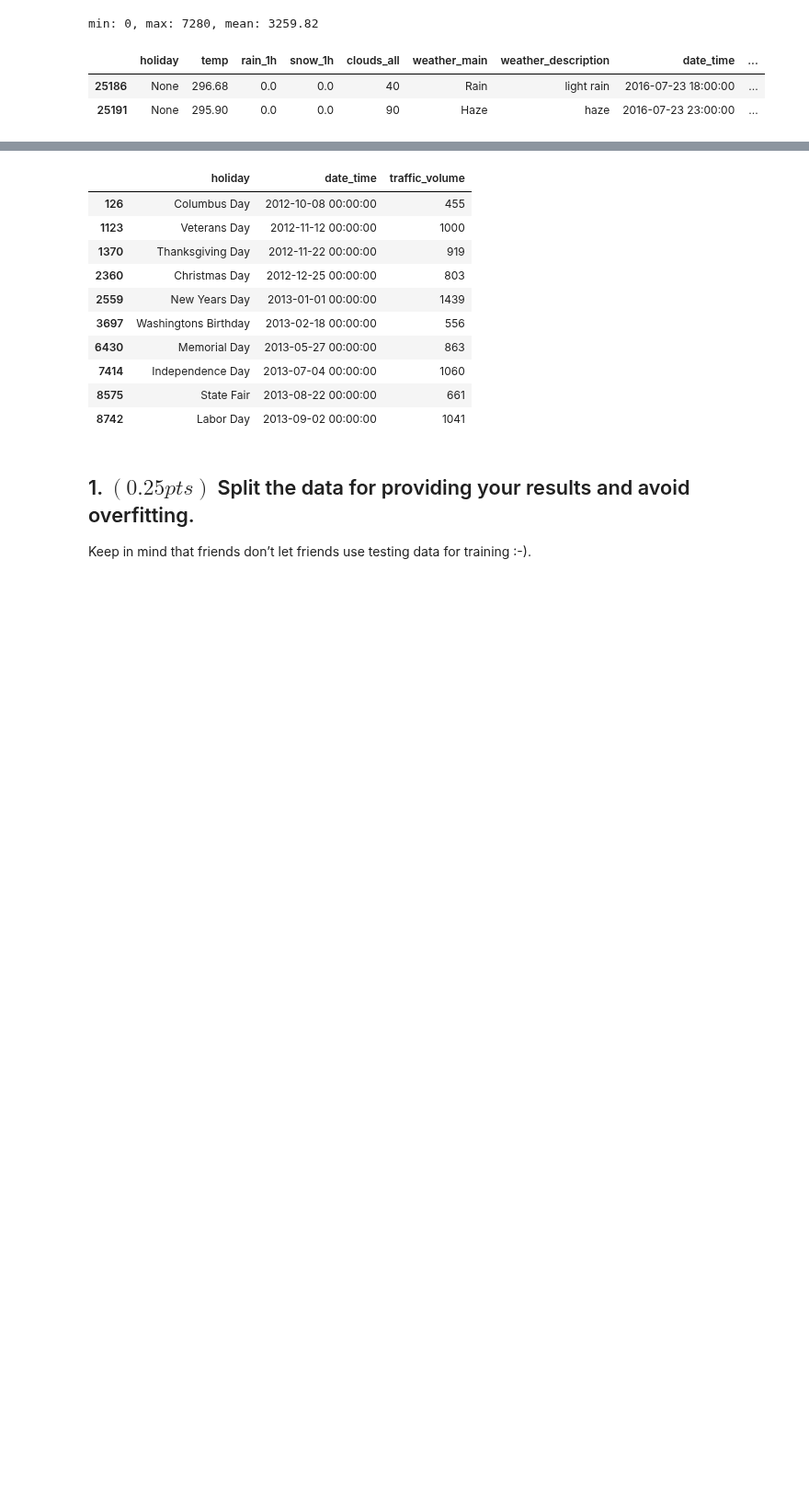
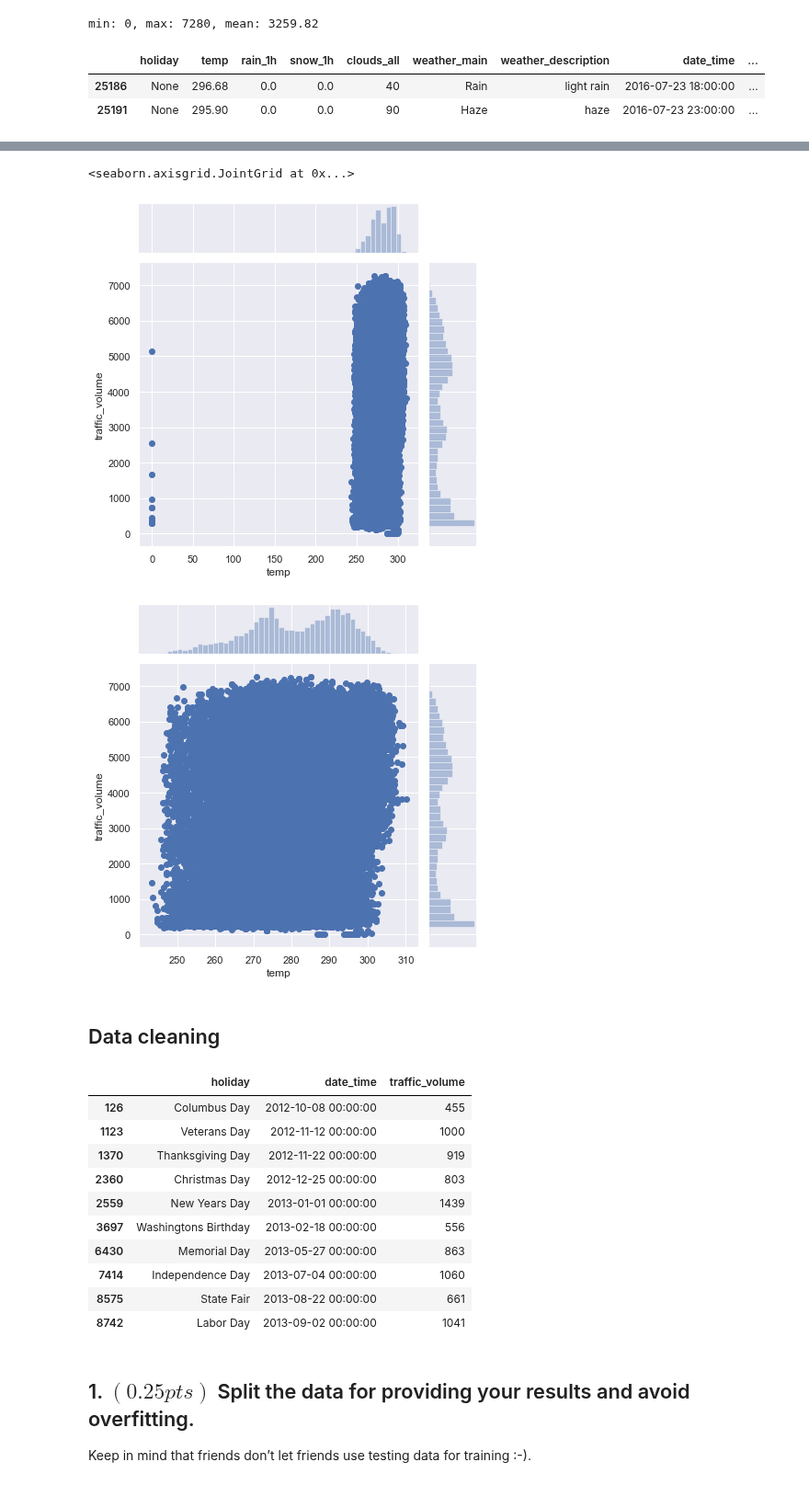
Before and after one commit to laurelkeys/machine-learning, a Jupyter notebook: assignment-1/Assignment1.ipynb, the cells around one changed output, grey strips where cells are left out. Shown at 92% size. Saved outputs shown, nothing was run; the diff lists cells and outputs as text; code cells hidden in the pictures; blank space fills up the shorter version.

```diff
--- a/assignment-1/Assignment1.ipynb
+++ b/assignment-1/Assignment1.ipynb
@@ -5,6 +8,9 @@ import matplotlib.pyplot as plt
 
 # obs.: Notebook shortcuts: https://www.dataquest.io/blog/jupyter-notebook-tips-tricks-shortcuts/
 #       pandas' Cheat Sheet: https://github.com/pandas-dev/pandas/blob/master/doc/cheatsheet/Pandas_Cheat_Sheet.pdf
+# %%
+%matplotlib inline
+sns.set() # switch plotted figures aesthetics (look) from matplotlib to seaborn defaults
 # %%
 dataset_csv_path = "Metro_Interstate_Traffic_Volume.csv" # 8 attributes of 48,204 examples
 
@@ -133,3 +169,13 @@ dataset_csv[dataset_csv.columns[~dataset_csv.columns.isin(["weather_description"
+# %%
+# NOTE: some entries have an invalid temp value of 0 Kelvin
+sns.jointplot(x="temp", y="traffic_volume", data=dataset_csv)
+sns.jointplot(x="temp", y="traffic_volume", data=dataset_csv[dataset_csv.temp > 0.0])
+# %% [output]
+<seaborn.axisgrid.JointGrid at 0x...>
+[figure, added]
+[figure, added]
+# %% [markdown]
+## Data cleaning
 # %%
 # NOTE: the holiday field is only annotated on the 0th hour of the day
 dataset_csv[dataset_csv.holiday != "None"].head(n=10)[["holiday", "date_time", "traffic_volume"]]
```
Also changed, not shown: parts of 8 cells of this notebook, 1 other file.
